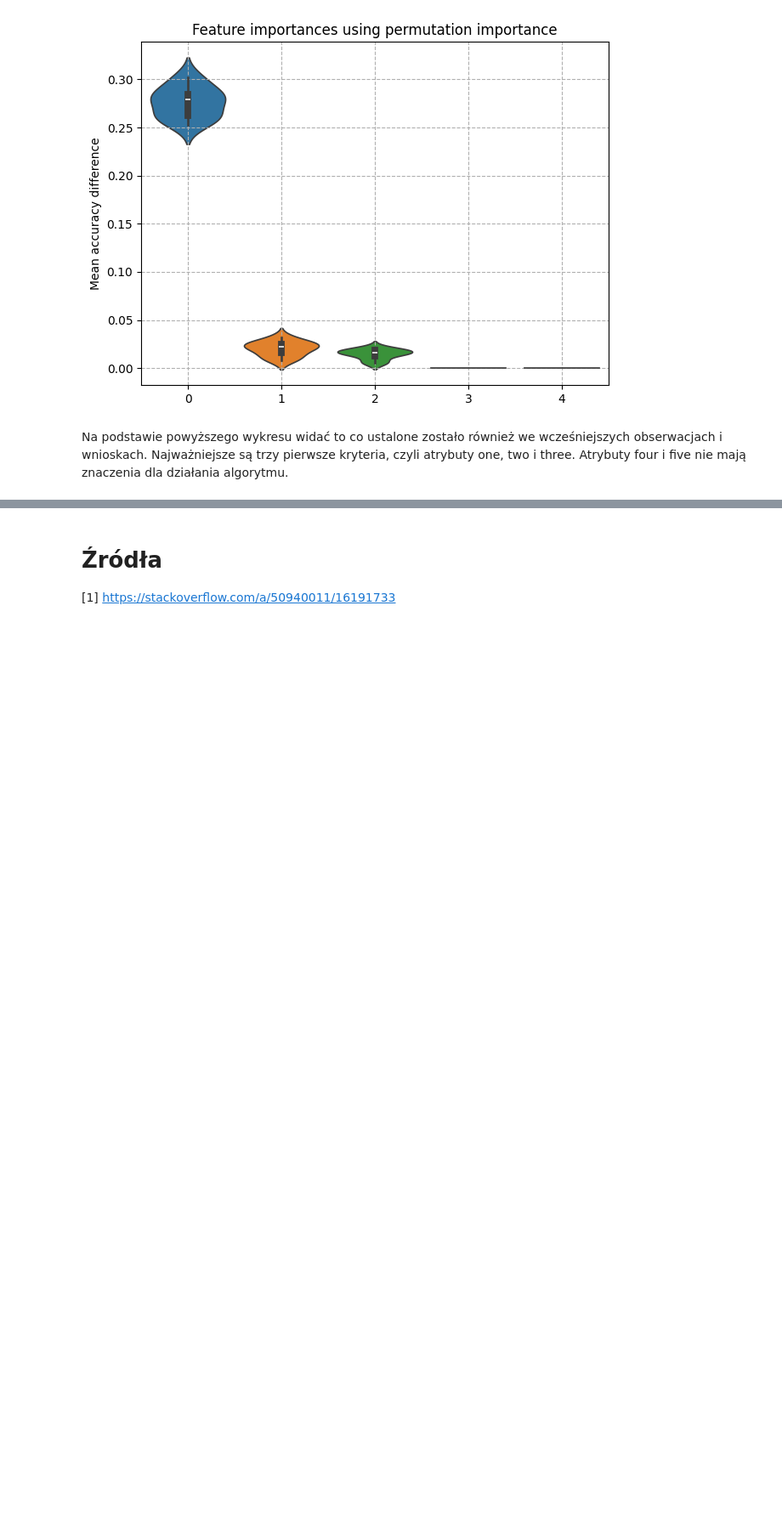
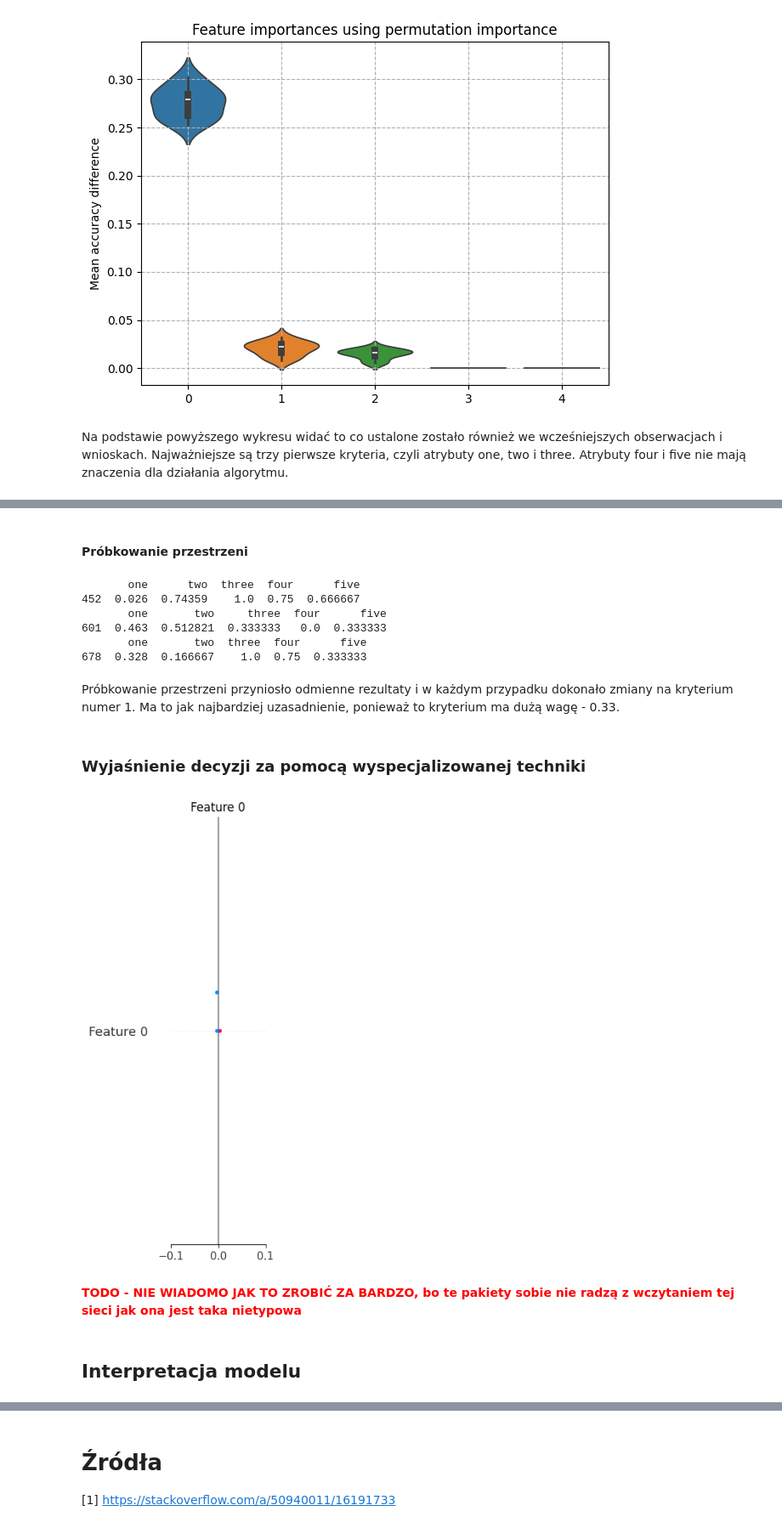
Before and after one commit to anras5/iswd, a Jupyter notebook: src/PREFERENCE-LEARNING/preference_learning.ipynb, the cells around one changed output, grey strips where cells are left out. Shown at 85% size. Saved outputs shown, nothing was run; the diff lists cells and outputs as text; code cells hidden in the pictures; blank space fills up the shorter version.

```diff
--- a/src/PREFERENCE-LEARNING/preference_learning.ipynb
+++ b/src/PREFERENCE-LEARNING/preference_learning.ipynb
@@ -253,0 +263,18 @@ Na podstawie powyższego wykresu widać to co ustalone zostało również we wcz
+# %%
+from utils import *
+from ann_model import LinearGreaterThanZero, LinearInteraction, ChoquetIntegralConstrained, mobious_transform
+
+# Wczytanie danych
+path = 'data/mammographic.csv'
+data = pd.read_csv(path, header=None)
+num_criteria = 5
+
+data_input = data.iloc[:, :num_criteria].apply(lambda x: mobious_transform(x), axis=1, result_type ='expand')
+data_target = data[num_criteria]
+
+X_train, X_test, y_train, y_test = train_test_split(
+    data_input.values,
+    data_target.values,
+    test_size=0.2,
+    random_state=42
+)
@@ -253,0 +415,57 @@ Na podstawie powyższego wykresu widać to co ustalone zostało również we wcz
+# %% [markdown]
+#### Próbkowanie przestrzeni
+# %%
+import warnings
+with warnings.catch_warnings():
+    warnings.simplefilter("ignore")
+
+    STEP = 0.01
+    variants = X_sample.index.to_list()
+    best_solution = None
+
+    for i, variant in enumerate(variants):
+        min_distance = 1
+        best_solution = None
+        for attribute in X.columns:
+            X_new = pd.DataFrame(X.loc[variant, :]).T
+            for value in np.arange(0, 1, 0.001):
+                X_new.loc[variant, attribute] = value
+
+                X_new_t =  X_new.apply(lambda x: mobious_transform(x), axis=1, result_type ='expand')
+                with torch.no_grad():
+                    y_pred_new = model(torch.Tensor(X_new_t.values))
+
+                new_distance = mean_absolute_error(
+                    X.loc[variant, :],
+                    X_new.loc[variant, :]
+                )
+                if (
+                    (y_pred[i][0] > 0 and y_pred_new[0][0] < 0) or (y_pred[i][0] < 0 and y_pred_new[0][0] > 0)
+                ) and new_distance < min_distance:
+                    min_distance = new_distance
+                    best_solution = X_new.copy()
+        print(best_solution)
+# %% [output]
+       one      two  three  four      five
+452  0.026  0.74359    1.0  0.75  0.666667
+       one       two     three  four      five
+601  0.463  0.512821  0.333333   0.0  0.333333
+       one       two  three  four      five
+678  0.328  0.166667    1.0  0.75  0.333333
+# %% [markdown]
+Próbkowanie przestrzeni przyniosło odmienne rezultaty i w każdym przypadku dokonało zmiany na kryterium numer 1. Ma to jak najbardziej uzasadnienie, ponieważ to kryterium ma dużą wagę - 0.33.
+# %% [markdown]
+### Wyjaśnienie decyzji za pomocą wyspecjalizowanej techniki
+# %%
+df_sample = df.sample(3, random_state=21)
+X_sample = df_sample.drop(columns=['class'])
+X_sample_t = X_sample.apply(lambda x: mobious_transform(x), axis=1, result_type ='expand')
+e = shap.DeepExplainer(model, torch.Tensor(X_train))
+shap_values = e.shap_values(torch.Tensor(X_sample_t.values))
+shap.summary_plot(shap_values, X_sample_t.values)
+# %% [output]
+[figure, added]
+# %% [markdown]
+<span style="color:red;font-weight:bold">TODO - NIE WIADOMO JAK TO ZROBIĆ ZA BARDZO, bo te pakiety sobie nie radzą z wczytaniem tej sieci jak ona jest taka nietypowa</span>
+# %% [markdown]
+## Interpretacja modelu
```
Also changed, not shown: parts of 25 cells of this notebook, 4 other files.
